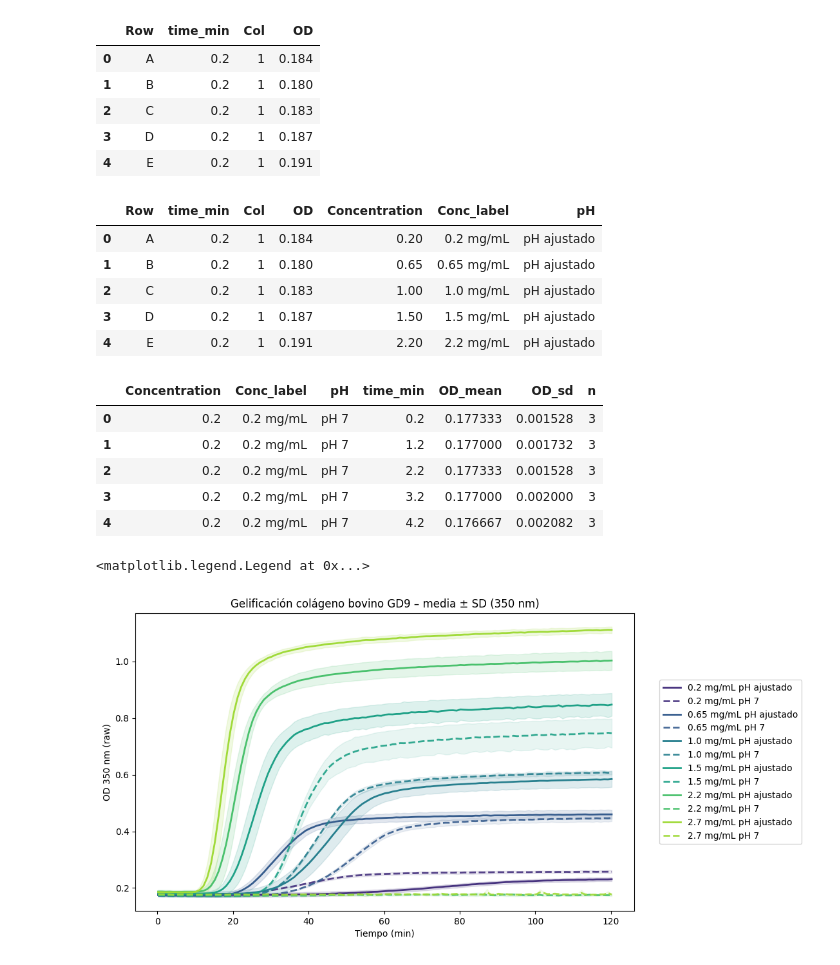
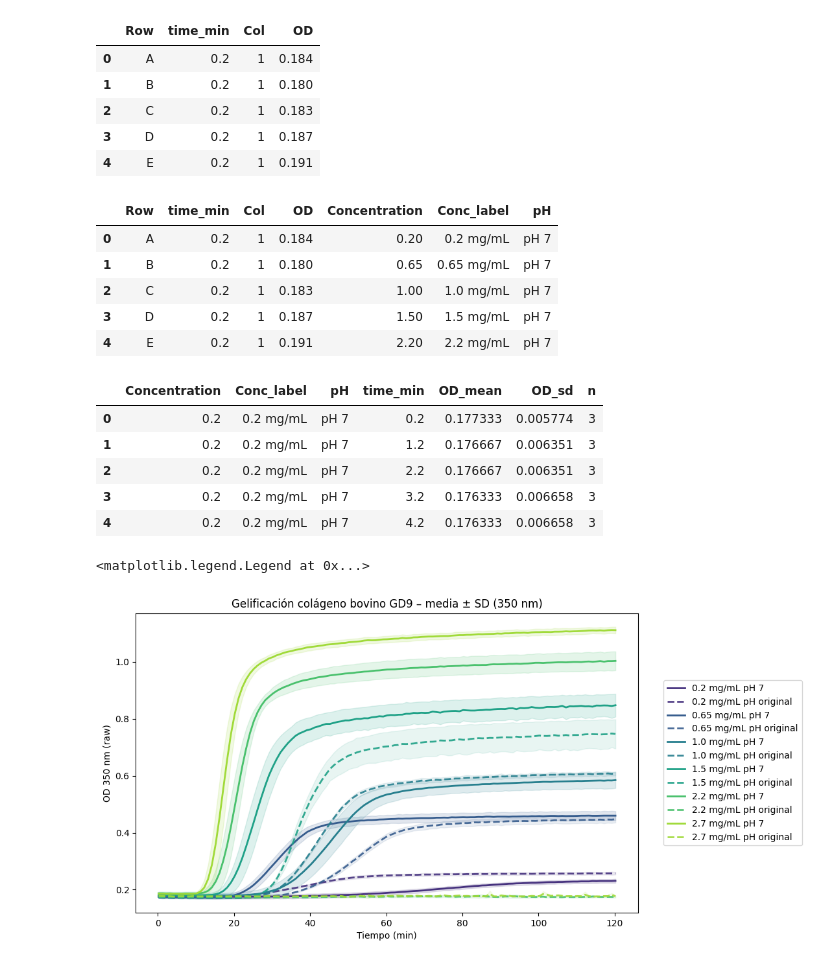
Before and after one commit to Bertaalcolea/Collagen_studies, a Jupyter notebook: Concentraciones_Bov_2.ipynb, the cells around one changed output. Saved outputs shown, nothing was run; the diff lists cells and outputs as text; code cells hidden in the pictures.

```diff
--- a/Concentraciones_Bov_2.ipynb
+++ b/Concentraciones_Bov_2.ipynb
@@ -146,16 +146,16 @@ conc_map = {
 
 df_bov["Concentration"] = df_bov["Row"].map(conc_map)
 df_bov["Conc_label"] = df_bov["Concentration"].astype(str) + " mg/mL"
-df_bov["pH"] = np.where(df_bov["Col"] <= 3, "pH ajustado", "pH 7")
+df_bov["pH"] = np.where(df_bov["Col"] <= 3, "pH 7", "pH original")
 
 df_bov.head()
 # %% [output]
 |  | Row | time_min | Col | OD | Concentration | Conc_label | pH |
-| 0 | A | 0.2 | 1 | 0.184 | 0.20 | 0.2 mg/mL | pH ajustado |
-| 1 | B | 0.2 | 1 | 0.180 | 0.65 | 0.65 mg/mL | pH ajustado |
-| 2 | C | 0.2 | 1 | 0.183 | 1.00 | 1.0 mg/mL | pH ajustado |
-| 3 | D | 0.2 | 1 | 0.187 | 1.50 | 1.5 mg/mL | pH ajustado |
-| 4 | E | 0.2 | 1 | 0.191 | 2.20 | 2.2 mg/mL | pH ajustado |
+| 0 | A | 0.2 | 1 | 0.184 | 0.20 | 0.2 mg/mL | pH 7 |
+| 1 | B | 0.2 | 1 | 0.180 | 0.65 | 0.65 mg/mL | pH 7 |
+| 2 | C | 0.2 | 1 | 0.183 | 1.00 | 1.0 mg/mL | pH 7 |
+| 3 | D | 0.2 | 1 | 0.187 | 1.50 | 1.5 mg/mL | pH 7 |
+| 4 | E | 0.2 | 1 | 0.191 | 2.20 | 2.2 mg/mL | pH 7 |
 # %%
 df_stats = df_bov.groupby(
     ["Concentration", "Conc_label", "pH", "time_min"],
@@ -169,11 +169,11 @@ df_stats = df_bov.groupby(
 df_stats.head()
 # %% [output]
 |  | Concentration | Conc_label | pH | time_min | OD_mean | OD_sd | n |
-| 0 | 0.2 | 0.2 mg/mL | pH 7 | 0.2 | 0.177333 | 0.001528 | 3 |
-| 1 | 0.2 | 0.2 mg/mL | pH 7 | 1.2 | 0.177000 | 0.001732 | 3 |
-| 2 | 0.2 | 0.2 mg/mL | pH 7 | 2.2 | 0.177333 | 0.001528 | 3 |
-| 3 | 0.2 | 0.2 mg/mL | pH 7 | 3.2 | 0.177000 | 0.002000 | 3 |
-| 4 | 0.2 | 0.2 mg/mL | pH 7 | 4.2 | 0.176667 | 0.002082 | 3 |
+| 0 | 0.2 | 0.2 mg/mL | pH 7 | 0.2 | 0.177333 | 0.005774 | 3 |
+| 1 | 0.2 | 0.2 mg/mL | pH 7 | 1.2 | 0.176667 | 0.006351 | 3 |
+| 2 | 0.2 | 0.2 mg/mL | pH 7 | 2.2 | 0.176667 | 0.006351 | 3 |
+| 3 | 0.2 | 0.2 mg/mL | pH 7 | 3.2 | 0.176333 | 0.006658 | 3 |
+| 4 | 0.2 | 0.2 mg/mL | pH 7 | 4.2 | 0.176333 | 0.006658 | 3 |
 # %%
 plt.figure(figsize=(10, 6))
 
@@ -185,7 +185,7 @@ for conc in unique_conc:
     df_sub = df_stats[df_stats["Conc_label"] == conc].sort_values("time_min")
 
     # === pH ajustado → línea continua + banda ===
-    df_cont = df_sub[df_sub["pH"] == "pH ajustado"]
+    df_cont = df_sub[df_sub["pH"] == "pH 7"]
     x = df_cont["time_min"].values
     y = df_cont["OD_mean"].values
     sd = df_cont["OD_sd"].values
@@ -193,36 +193,36 @@ for conc in unique_conc:
     plt.plot(x, y,
              color=color_map[conc],
              linewidth=2,
-             label=f"{conc} pH ajustado")
+             label=f"{conc} pH 7")
     # banda ±SD
     plt.fill_between(x, y - sd, y + sd,
                      color=color_map[conc],
                      alpha=0.15)
 
     # === pH 7 → línea discontinua + banda ===
-    df_dash = df_sub[df_sub["pH"] == "pH 7"]
+    df_dash = df_sub[df_sub["pH"] == "pH original"]
     x2 = df_dash["time_min"].values
     y2 = df_dash["OD_mean"].values
     sd2 = df_dash["OD_sd"].values
 
     plt.plot(x2, y2,
              color=color_map[conc],
              linewidth=2,
              linestyle="--",
              alpha=0.9,
-             label=f"{conc} pH 7")
+             label=f"{conc} pH original")
     plt.fill_between(x2, y2 - sd2, y2 + sd2,
                      color=color_map[conc],
                      alpha=0.10)   # un pelín más transparente
 
 plt.xlabel("Tiempo (min)")
 plt.ylabel("OD 350 nm (raw)")
 plt.title("Gelificación colágeno bovino GD9 – media ± SD (350 nm)")
 plt.legend(
     bbox_to_anchor=(1.05, 0.5),
     loc='center left',
     borderaxespad=0.
 )
 # %% [output]
 <matplotlib.legend.Legend at 0x...>
-[figure, old version]
+[figure, new version]
```
Also changed, not shown: parts of 1 cell of this notebook.
